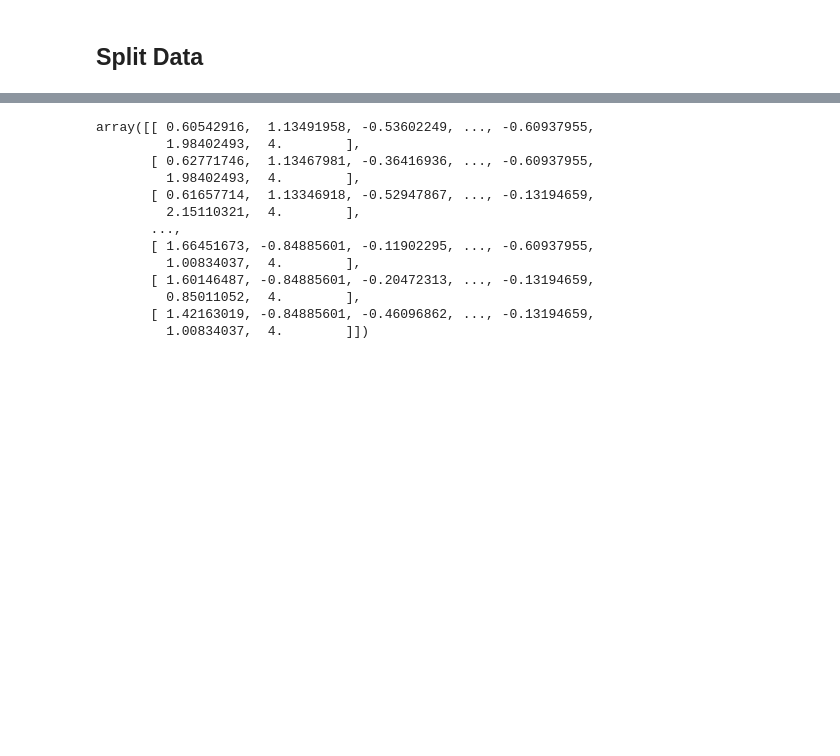
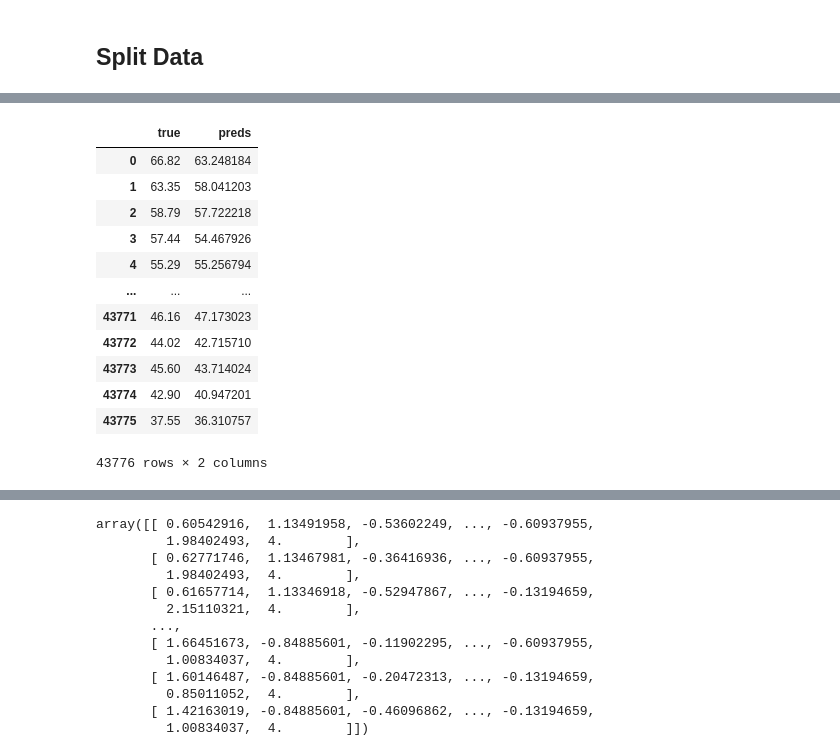
Before and after one commit to EvanHolder/Predicting-Energy-Markets-in-Spain, a Jupyter notebook: notebooks/NeuralNets.ipynb, the cells around one changed output, grey strips where cells are left out. Cells and saved outputs as stored; diff of their text form; code cells hidden in the pictures; blank space fills up the shorter version.

```diff
--- a/notebooks/NeuralNets.ipynb
+++ b/notebooks/NeuralNets.ipynb
@@ -234,0 +216,6 @@ NotFoundError: Unsuccessful TensorSliceReader constructor: Failed to find any ma
+# %%
+# Instantiate model and build layers
+bm = models.Sequential()
+bm.add(layers.Dense(239, activation='relu', input_shape=input_shape))
+bm.add(layers.Dense(162, activation='relu'))
+bm.add(TimeDistributed(layers.Dense(1)))
@@ -234,0 +229,32 @@ NotFoundError: Unsuccessful TensorSliceReader constructor: Failed to find any ma
+# %%
+# Loss Metric to optimize
+metric = tf.keras.metrics.MeanAbsolutePercentageError(name='MAPE')
+
+# Create early stopping point
+callback = keras.callbacks.EarlyStopping(
+    patience=10,
+    monitor='val_'+metric.name,
+    mode='min',
+    restore_best_weights=True
+)
+
+
+# Compile the model
+bm.compile(loss=tf.keras.metrics.mean_absolute_error,
+           optimizer=keras.optimizers.Adam(),
+           metrics=metric)
+
+# Fit the model
+history = bm.fit(x= X_train,
+                 y=y_train,
+                 epochs = 100,
+                 callbacks=[callback],
+                 batch_size=32,
+                 validation_data=(X_val, y_val),
+)
+
+preds = bm.predict(X_train)
+preds_flat = preds.flatten()
+y_flat = y.flatten()
+print('r2:',r2_score(y_flat, preds_flat))
+print('r2:',(np.corrcoef(y_flat, preds_flat)**2)[0][1])
@@ -234,0 +279,16 @@ NotFoundError: Unsuccessful TensorSliceReader constructor: Failed to find any ma
+# %%
+pd.DataFrame({'true':y_flat, 'preds':preds_flat})
+# %% [output]
+|  | true | preds |
+| 0 | 66.82 | 63.248184 |
+| 1 | 63.35 | 58.041203 |
+| 2 | 58.79 | 57.722218 |
+| 3 | 57.44 | 54.467926 |
+| 4 | 55.29 | 55.256794 |
+| ... | ... | ... |
+| 43771 | 46.16 | 47.173023 |
+| 43772 | 44.02 | 42.715710 |
+| 43773 | 45.60 | 43.714024 |
+| 43774 | 42.90 | 40.947201 |
+| 43775 | 37.55 | 36.310757 |
+43776 rows × 2 columns
```
Also changed, not shown: parts of 36 cells of this notebook, 1 other file.
